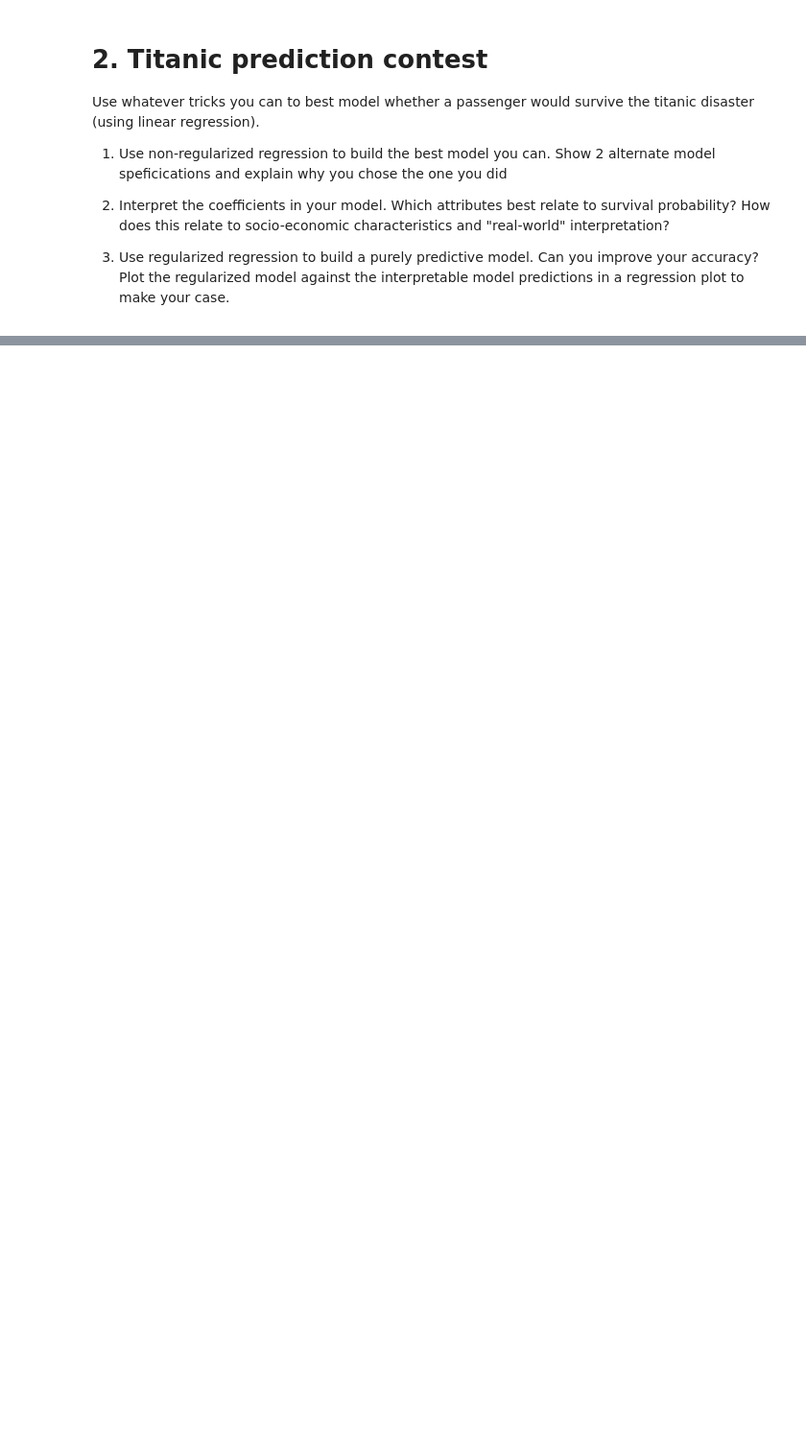
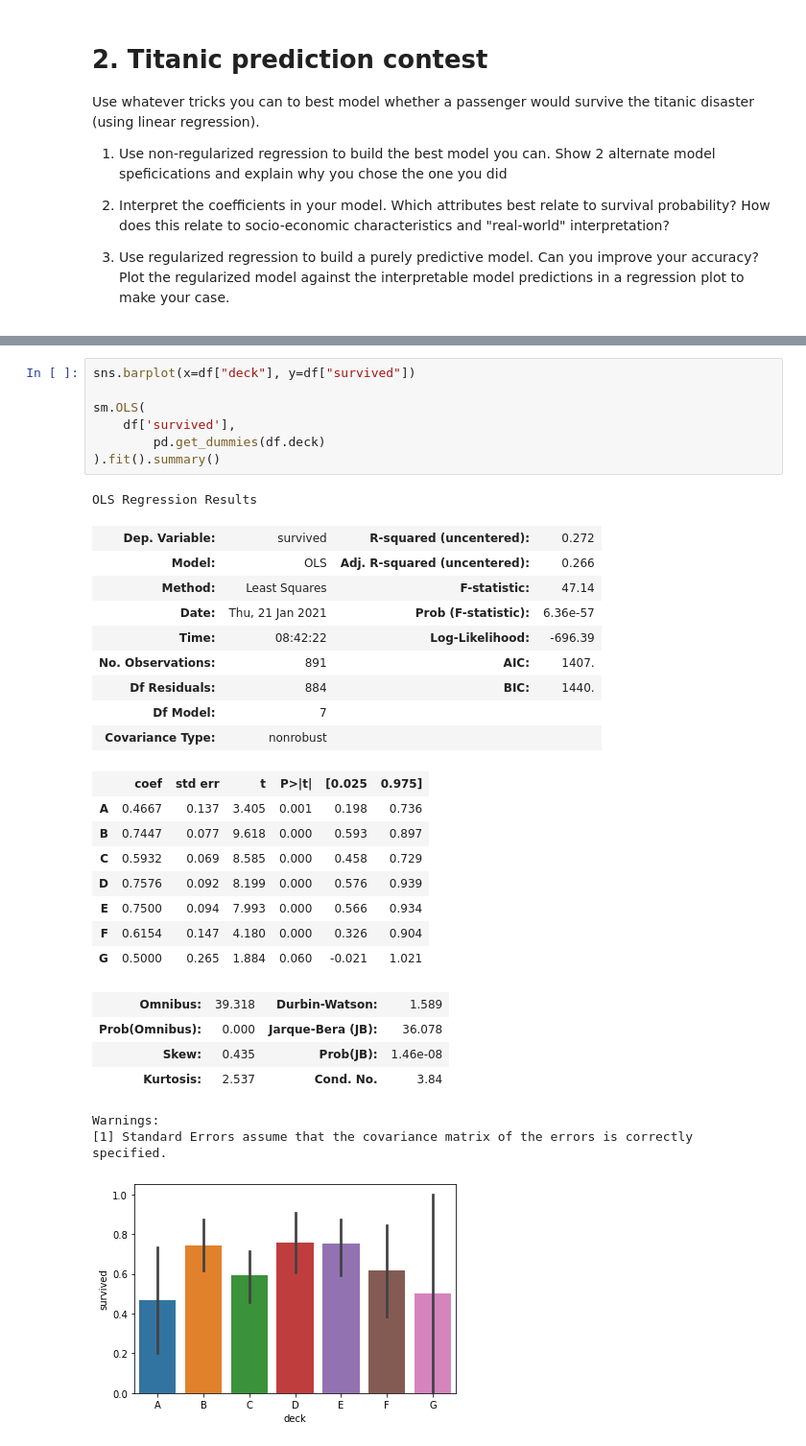
Before and after one commit to cb-ds-1/m3-3-engineering-regression, a Jupyter notebook: workshop.ipynb, the cells around one changed output, grey strips where cells are left out. Shown at 96% size. Saved outputs shown, nothing was run; the diff lists cells and outputs as text; blank space fills up the shorter version.

```diff
--- a/workshop.ipynb
+++ b/workshop.ipynb
@@ -20,0 +252,33 @@ Use whatever tricks you can to best model whether a passenger would survive the
+# %%
+sns.barplot(x=df["deck"], y=df["survived"])
+
+sm.OLS(
+    df['survived'],
+        pd.get_dummies(df.deck)
+).fit().summary()
+# %% [output]
+OLS Regression Results
+| Dep. Variable: | survived | R-squared (uncentered): | 0.272 |
+| Model: | OLS | Adj. R-squared (uncentered): | 0.266 |
+| Method: | Least Squares | F-statistic: | 47.14 |
+| Date: | Thu, 21 Jan 2021 | Prob (F-statistic): | 6.36e-57 |
+| Time: | 08:42:22 | Log-Likelihood: | -696.39 |
+| No. Observations: | 891 | AIC: | 1407. |
+| Df Residuals: | 884 | BIC: | 1440. |
+| Df Model: | 7 |  |  |
+| Covariance Type: | nonrobust |  |  |
+|  | coef | std err | t | P>|t| | [0.025 | 0.975] |
+| A | 0.4667 | 0.137 | 3.405 | 0.001 | 0.198 | 0.736 |
+| B | 0.7447 | 0.077 | 9.618 | 0.000 | 0.593 | 0.897 |
+| C | 0.5932 | 0.069 | 8.585 | 0.000 | 0.458 | 0.729 |
+| D | 0.7576 | 0.092 | 8.199 | 0.000 | 0.576 | 0.939 |
+| E | 0.7500 | 0.094 | 7.993 | 0.000 | 0.566 | 0.934 |
+| F | 0.6154 | 0.147 | 4.180 | 0.000 | 0.326 | 0.904 |
+| G | 0.5000 | 0.265 | 1.884 | 0.060 | -0.021 | 1.021 |
+| Omnibus: | 39.318 | Durbin-Watson: | 1.589 |
+| Prob(Omnibus): | 0.000 | Jarque-Bera (JB): | 36.078 |
+| Skew: | 0.435 | Prob(JB): | 1.46e-08 |
+| Kurtosis: | 2.537 | Cond. No. | 3.84 |
+Warnings:
+[1] Standard Errors assume that the covariance matrix of the errors is correctly specified.
+[figure, added]
```
Also changed, not shown: parts of 30 cells of this notebook.
